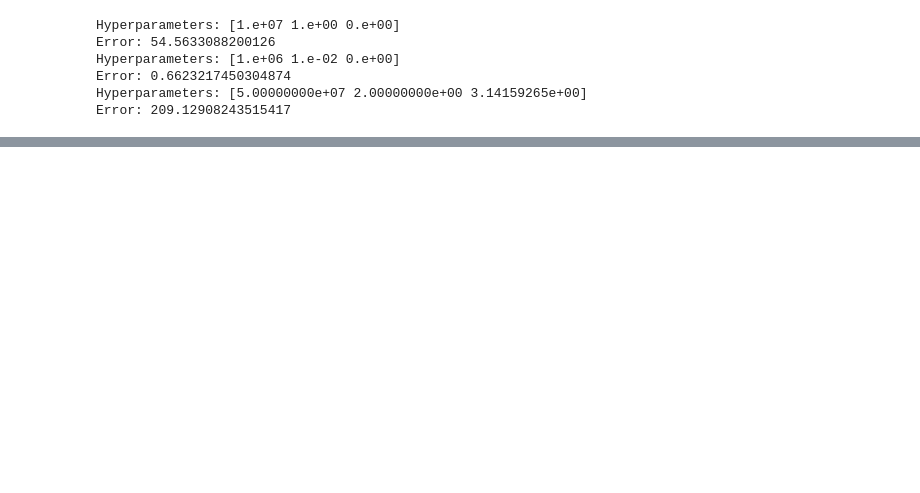
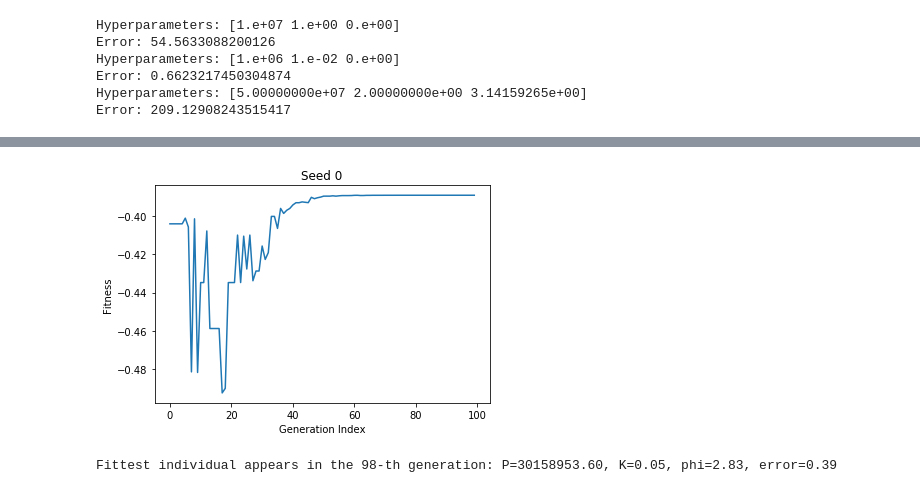
Before and after one commit to BoquanErwinChen/MLDI, a Jupyter notebook: MLDI_Assignment1.ipynb, the cells around one changed output, grey strips where cells are left out. Drawn from its saved outputs; the diff is of its cells as text; code cells hidden in the pictures; blank space fills up the shorter version.

```diff
--- a/MLDI_Assignment1.ipynb
+++ b/MLDI_Assignment1.ipynb
@@ -224,7 +225,7 @@ def mutate(population, p):
     gauss_noise = random.randn(N)
     # add gaussian noise to mutating samples
     for i in range(N):
-        population.loc[i, gene_label[i]] += gauss_noise[i]*np.mean(population[gene_label[i]])
+        population.loc[i, gene_label[i]] += gauss_noise[i]*np.ptp(population[gene_label[i]])/50.
     # recalculate fitness and reindex
     population = evaluate(population)
     population = population.reset_index(drop=True)
@@ -232,18 +268,14 @@ def mutate(population, p):
 # %%
 %%time
 
-P_arr = np.linspace(0, 1e8, 10)
-K_arr = np.linspace(0, 0.2, 10)
-phi_arr = np.linspace(0, 2.0*np.pi, 10)
+P_arr = np.linspace(1e7, 1e8, 20)
+K_arr = np.linspace(0, 0.2, 5)
+phi_arr = np.linspace(0, 2.0*np.pi, 5)
 population = np.array([[P, K, phi] for P in P_arr for K in K_arr for phi in phi_arr])
 population = pd.DataFrame(population, columns=['P', 'K', 'phi'])
 population = evaluate(population)
 best_arr = []
-for i in range(100):
-    gene_pool = tournament(population, int(len(population)*2), win_rate=0.85)
-    population = crossover(gene_pool)
-    population = mutate(population, 0.1)
-    best = population.iloc[population.fitness.values.argmax()].values
+for best in genetic_algorithm(population, 0.95, 0.1, 100):
     best_arr.append(best)
 best_arr = np.array(best_arr)
 # %% [output]
@@ -255,0 +299,15 @@ plt.plot(best_arr[:,3])
+# %%
+fig, axes = plt.subplots()
+axes.plot(best_arr[:,3])
+axes.set_xlabel('Generation Index')
+axes.set_ylabel('Fitness')
+axes.set_title('Seed {}'.format(seed))
+plt.show()
+# %% [output]
+[figure, added]
+# %%
+fittest = best_arr[np.argmax(best_arr[:,3])]
+print('Fittest individual appears in the {}-th generation: P={:.2f}, K={:.2f}, phi={:.2f}, error={:.2f}'.format(
+    np.argmax(best_arr[:,3]), fittest[0], fittest[1], fittest[2], -fittest[3]))
+# %% [output]
+Fittest individual appears in the 98-th generation: P=30158953.60, K=0.05, phi=2.83, error=0.39
```
Also changed, not shown: parts of 7 cells of this notebook.
